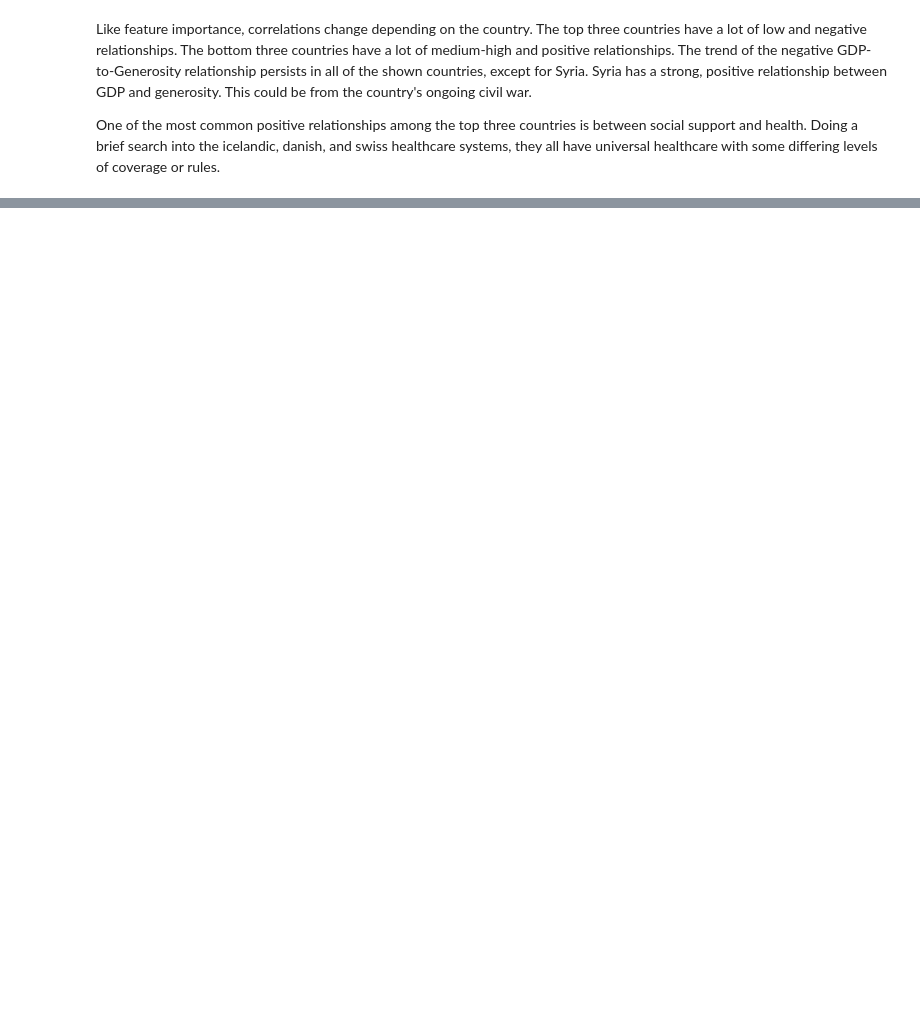
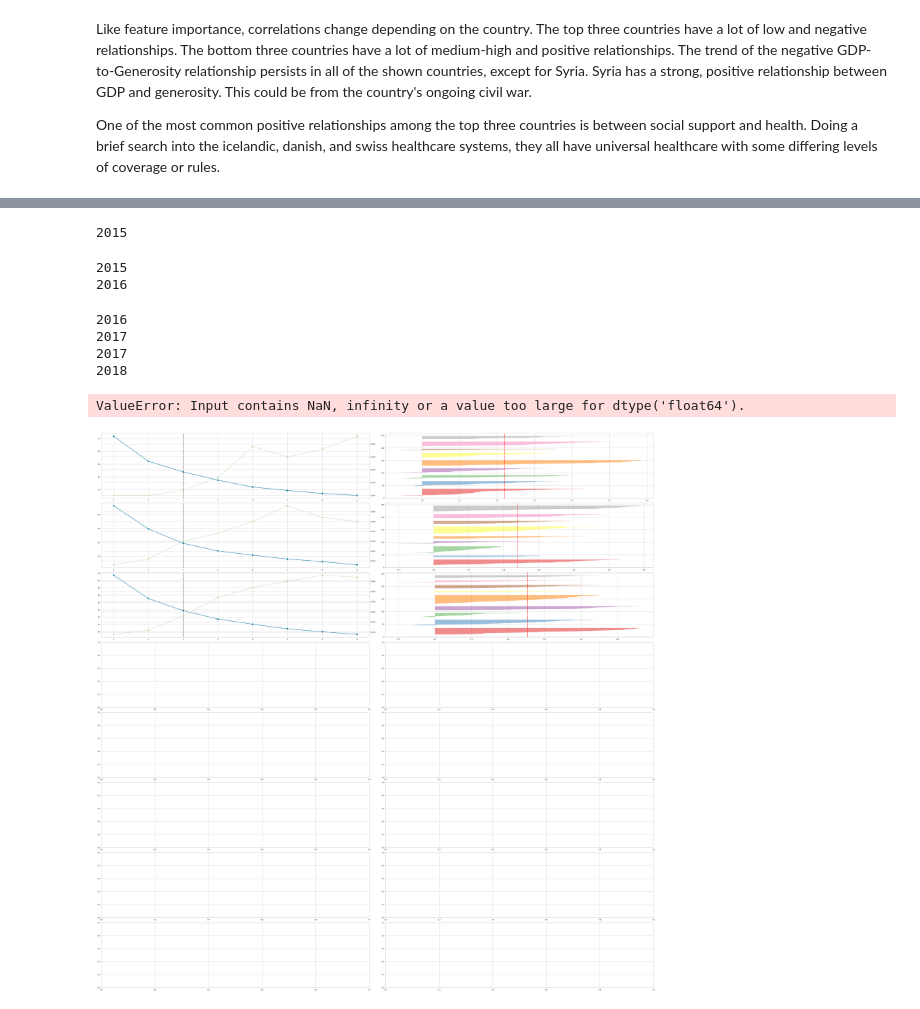
Before and after one commit to cjensen93/WorldHappinesReport, a Jupyter notebook: report.ipynb, the cells around one changed output, grey strips where cells are left out. Cells and saved outputs as stored; diff of their text form; code cells hidden in the pictures; blank space fills up the shorter version.

```diff
--- a/report.ipynb
+++ b/report.ipynb
@@ -659,0 +672,43 @@ One of the most common positive relationships among the top three countries is b
+# %%
+drop_cols = ['Country', 'Rank', 'Score']
+fig, axes = plt.subplots(8, 2, layout='constrained', figsize=(40, 40))
+
+visualizers = {}
+
+for i, year in enumerate(wh_dfs.keys()):
+    model = KMeans()
+    # visualizers[year] = KElbowVisualizer(model, k=(2, 10), timings=False)
+    # visualizers[year].fit(wh_dfs[year].drop(columns=drop_cols))
+    # visualizers[year].show(outpath=f'kmeans_{year}.png', clear_figure=True)
+
+    # axes[i, 0].imshow(visualizers[year].elbow_curve_image_)
+    # axes[i, 0].set_title(f'Elbow Curve for {year}', fontsize=16)
+
+    # axes[i, 1].imshow(visualizers[year].silhouette_curve_image_)
+    # axes[i, 1].set_title(f'Silhouette Curve for {year}', fontsize=16)
+    temp_data = wh_dfs[year].drop(columns=drop_cols)
+    if 'Region' in temp_data.columns:
+        temp_data = temp_data.drop(columns=['Region'])
+
+    print(year)
+
+    visualizers[year] = KElbowVisualizer(model, k=(2, 10), ax=axes[i, 0])
+    visualizers[year].fit(temp_data)
+
+    visualizers[year] = SilhouetteVisualizer(model, ax=axes[i, 1])
+    visualizers[year].fit(temp_data)
+    print(year)
+
+
+fig.suptitle('K-Means Elbow and Silhouette Curves', fontsize=32)
+plt.show()
+# %% [output]
+2015
+2015
+2016
+2016
+2017
+2017
+2018
+ValueError: Input contains NaN, infinity or a value too large for dtype('float64').
+[figure, added]
```
Also changed, not shown: parts of 9 cells of this notebook.
